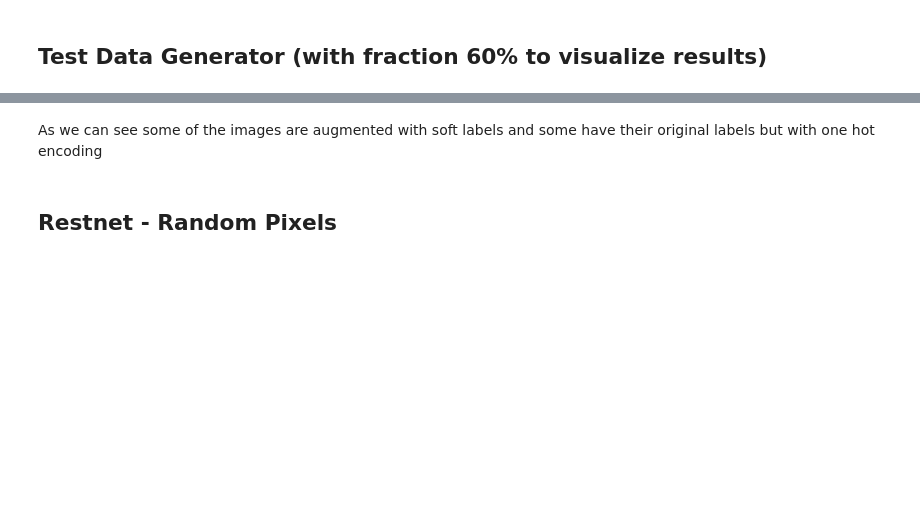
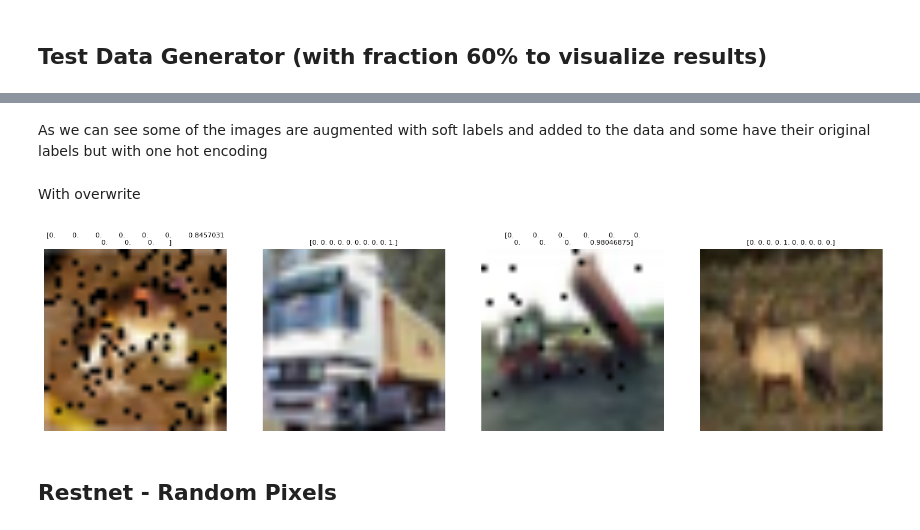
Before and after one commit to sienkozuzanna/cutout-augmentation, a Jupyter notebook: restnet_augmented.ipynb, the cells around one changed output, grey strips where cells are left out. Cells and saved outputs as stored; diff of their text form; code cells hidden in the pictures; blank space fills up the shorter version.

```diff
--- a/restnet_augmented.ipynb
+++ b/restnet_augmented.ipynb
@@ -60,5 +62,30 @@ for i in range(len(batch_x)):
 # %% [markdown]
-As we can see some of the images are augmented with soft labels and some have their original labels but with one hot encoding
+As we can see some of the images are augmented with soft labels and added to the data and some have their original labels but with one hot encoding
+# %% [markdown]
+With overwrite
+# %%
+random_pixel_cutout = RandomPixelCutout(max_cutout_size=0.3, color=False)
+generator = AugmentedCIFAR10Generator(X_train, Y_train, batch_size=4, shuffle=True, augmentor= random_pixel_cutout, augment_fraction=0.6, overwrite=True)
+
+batch_x, batch_y = generator[0]
+
+
+n = len(batch_x)
+cols = 4
+rows = n//cols + int(n%cols != 0)
+
+fig, axes = plt.subplots(rows, cols, figsize=(18, 12))
+if rows == 1 or cols == 1:
+    axes = np.expand_dims(axes, axis=0)
+for i in range(len(batch_x)):
+    row = i // cols
+    col = i % cols
+    ax = axes[row, col]
+    ax.imshow(denormalize_resnet(batch_x[i]))
+    ax.set_title(batch_y[i], fontsize=8)
+    ax.axis('off')
+# %% [output]
+[figure, added]
 # %% [markdown]
 ## Restnet - Random Pixels
 # %%
```
Also changed, not shown: parts of 3 cells of this notebook, 1 other file.
